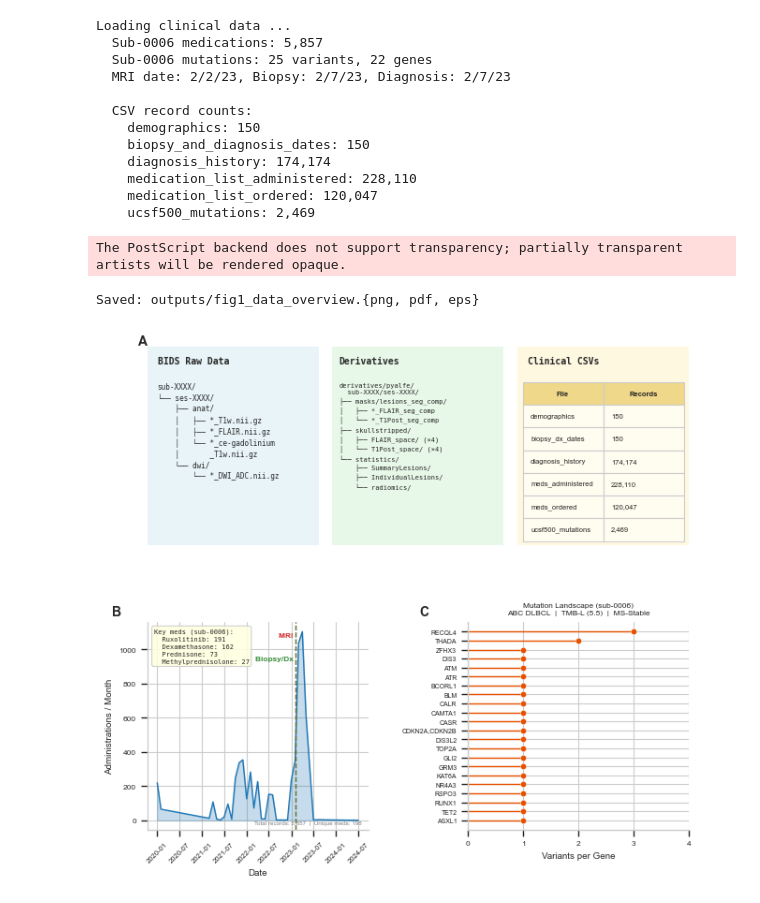
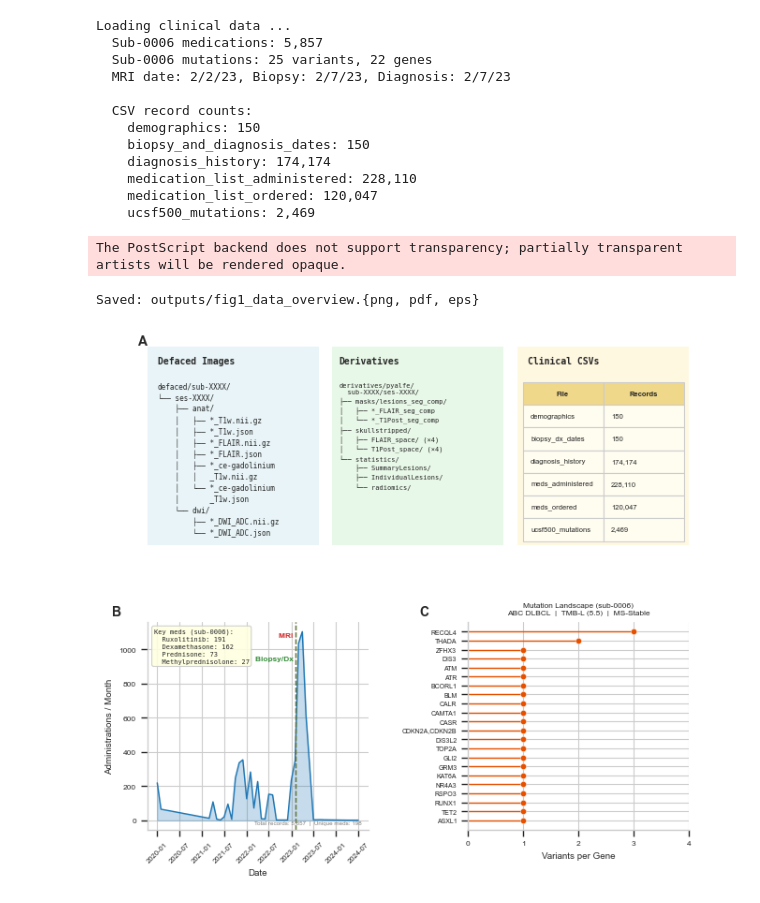
Before and after one commit to rauschecker-sugrue-labs/UCSF-PCNSL, a Jupyter notebook: figures_for_manuscript.ipynb, the cells around one changed output. Drawn from its saved outputs; the diff is of its cells as text; code cells hidden in the pictures.

```diff
--- a/figures_for_manuscript.ipynb
+++ b/figures_for_manuscript.ipynb
@@ -947,27 +947,32 @@ gs = gridspec.GridSpec(
 # ────────────────────────────────────────────────────────────
 gs_a = gs[0].subgridspec(1, 3, wspace=0.08)
 
-# A-left: BIDS tree (light blue)
+# A-left: Defaced tree (light blue)
 ax_a1 = fig.add_subplot(gs_a[0])
 ax_a1.set_facecolor("#e8f4f8")
-bids_tree = (
-    "sub-XXXX/\n"
+defaced_tree = (
+    "defaced/sub-XXXX/\n"
     "└── ses-XXXX/\n"
     "    ├── anat/\n"
     "    │   ├── *_T1w.nii.gz\n"
+    "    │   ├── *_T1w.json\n"
     "    │   ├── *_FLAIR.nii.gz\n"
+    "    │   ├── *_FLAIR.json\n"
+    "    │   ├── *_ce-gadolinium\n"
+    "    │   │   _T1w.nii.gz\n"
     "    │   └── *_ce-gadolinium\n"
-    "    │       _T1w.nii.gz\n"
+    "    │       _T1w.json\n"
     "    └── dwi/\n"
-    "        └── *_DWI_ADC.nii.gz"
+    "        ├── *_DWI_ADC.nii.gz\n"
+    "        └── *_DWI_ADC.json"
 )
 ax_a1.text(
-    0.06, 0.95, "BIDS Raw Data", fontsize=7,
+    0.06, 0.95, "Defaced Images", fontsize=7,
     fontweight="bold", va="top", family="monospace",
     transform=ax_a1.transAxes,
 )
 ax_a1.text(
-    0.06, 0.82, bids_tree, fontsize=5.5, va="top",
+    0.06, 0.82, defaced_tree, fontsize=5.5, va="top",
     family="monospace", linespacing=1.35, transform=ax_a1.transAxes,
 )
 ax_a1.set_xticks([]); ax_a1.set_yticks([])
@@ -1141,31 +1146,31 @@ ax_c.spines["right"].set_visible(False)
 ax_c.set_xlim(left=0)
 ax_c.set_xticks(range(0, int(gene_cts.max()) + 2))
 
 # Header: ABC DLBCL | TMB-L (5.5) | MS-Stable
 r0 = df_mut_sub6.iloc[0]
 header = f"ABC DLBCL  |  TMB-L ({r0['tmbscore']})  |  {r0['microsatellitestatus']}"
 ax_c.set_title(
     f"Mutation Landscape (sub-0006)\n{header}",
     fontsize=6, pad=6,
 )
 ax_c.text(
     -0.22, 1.08, "C", fontsize=10, fontweight="bold",
     va="top", transform=ax_c.transAxes,
 )
 
 # ────────────────────────────────────────────────────────────
 # Save
 # ────────────────────────────────────────────────────────────
 _out = Path("/Users/mromano/research/brain_plotting/outputs")
 _out.mkdir(exist_ok=True)
 for _ext in ("png", "pdf", "eps"):
     fig.savefig(
         _out / f"fig1_data_overview.{_ext}",
         dpi=1200, bbox_inches="tight", facecolor="white",
     )
 print("Saved: outputs/fig1_data_overview.{png, pdf, eps}")
 plt.show()
 # %% [output]
 The PostScript backend does not support transparency; partially transparent artists will be rendered opaque.
 Saved: outputs/fig1_data_overview.{png, pdf, eps}
-[figure, old version]
+[figure, new version]
```
Also changed, not shown: parts of 6 cells of this notebook.
